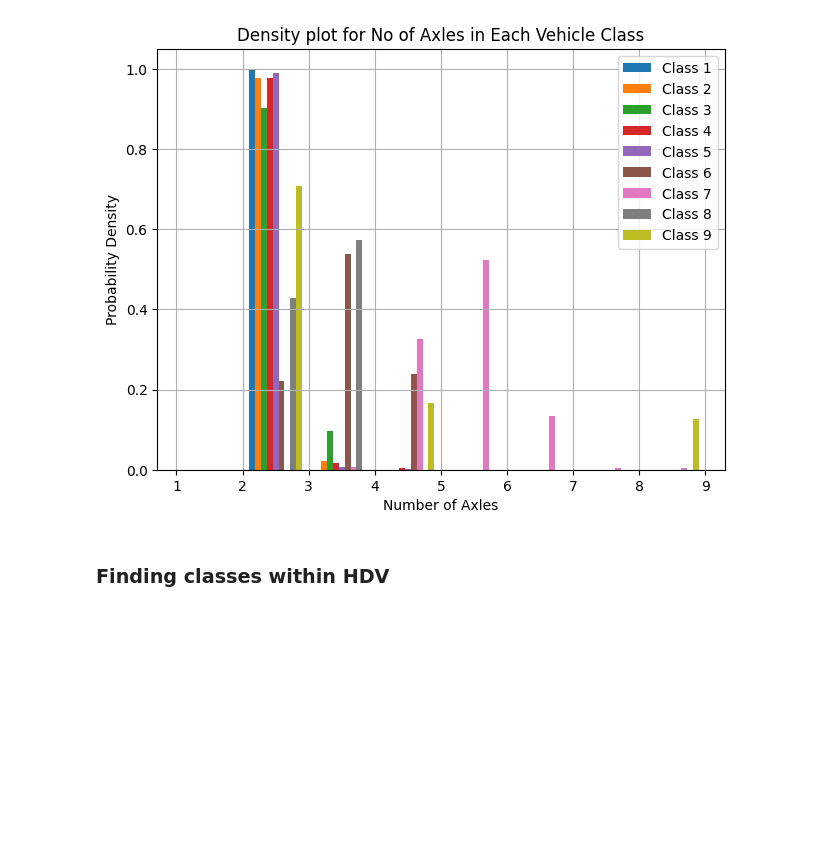
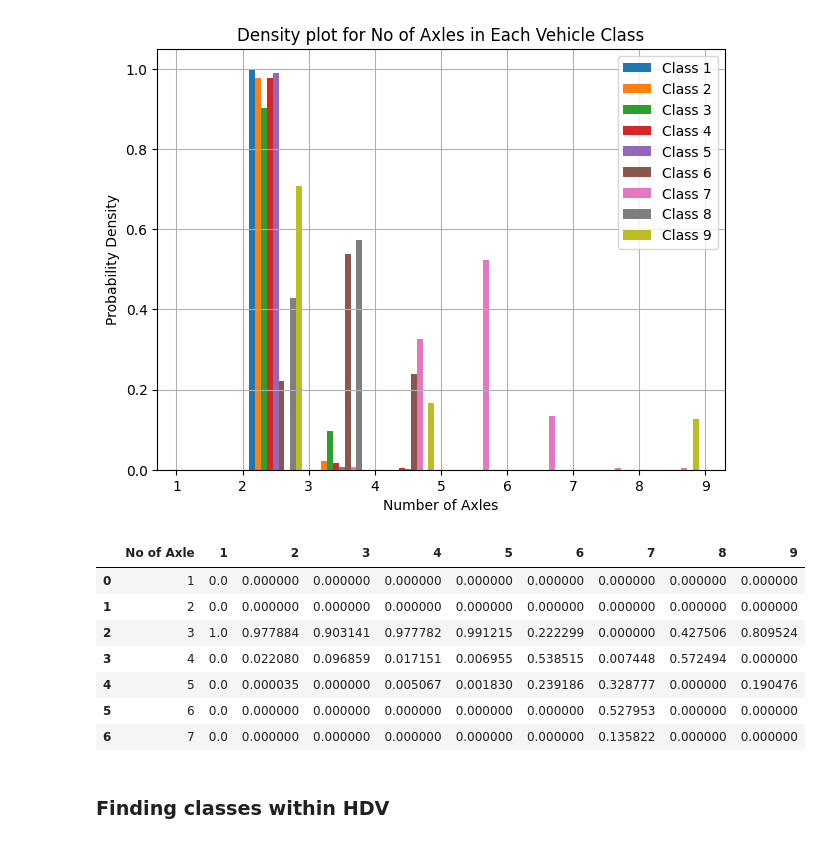
Before and after one commit to felixthe-cat/Personal_Projects, a Jupyter notebook: Final_Year_Project/Data_handle.ipynb, the cells around one changed output. Cells and saved outputs as stored; diff of their text form; code cells hidden in the pictures; blank space fills up the shorter version.

```diff
--- a/Final_Year_Project/Data_handle.ipynb
+++ b/Final_Year_Project/Data_handle.ipynb
@@ -953,21 +953,31 @@ axle_distribution_for_each_class_plot()
 # %%
 from collections import Counter
 
 def axle_distribution_for_each_class() -> pd.DataFrame:
     X = []
     all_vehicle_classes = sorted(all_data['Class'].unique())
     diff_no_of_axles = [1,2,3,4,5,6,7]
 
     for vehicle_class in all_vehicle_classes:
         tmp = all_data[all_data['Class']== vehicle_class][['Total Weight','Gap Distance','No of Axle']]
         X.append(np.array(tmp['No of Axle']))
 
     df_no_of_axle = pd.DataFrame({'No of Axle':diff_no_of_axles})
     for i in range(len(X)):
         df_no_of_axle[all_vehicle_classes[i]] = Counter(X[i])
         df_no_of_axle[all_vehicle_classes[i]] = df_no_of_axle[all_vehicle_classes[i]] / df_no_of_axle[all_vehicle_classes[i]].sum()
     df_no_of_axle = df_no_of_axle.fillna(0)
     return df_no_of_axle
+axle_distribution_for_each_class()
+# %% [output]
+|  | No of Axle | 1 | 2 | 3 | 4 | 5 | 6 | 7 | 8 | 9 |
+| 0 | 1 | 0.0 | 0.000000 | 0.000000 | 0.000000 | 0.000000 | 0.000000 | 0.000000 | 0.000000 | 0.000000 |
+| 1 | 2 | 0.0 | 0.000000 | 0.000000 | 0.000000 | 0.000000 | 0.000000 | 0.000000 | 0.000000 | 0.000000 |
+| 2 | 3 | 1.0 | 0.977884 | 0.903141 | 0.977782 | 0.991215 | 0.222299 | 0.000000 | 0.427506 | 0.809524 |
+| 3 | 4 | 0.0 | 0.022080 | 0.096859 | 0.017151 | 0.006955 | 0.538515 | 0.007448 | 0.572494 | 0.000000 |
+| 4 | 5 | 0.0 | 0.000035 | 0.000000 | 0.005067 | 0.001830 | 0.239186 | 0.328777 | 0.000000 | 0.190476 |
+| 5 | 6 | 0.0 | 0.000000 | 0.000000 | 0.000000 | 0.000000 | 0.000000 | 0.527953 | 0.000000 | 0.000000 |
+| 6 | 7 | 0.0 | 0.000000 | 0.000000 | 0.000000 | 0.000000 | 0.000000 | 0.135822 | 0.000000 | 0.000000 |
 # %% [markdown]
 ### Finding classes within HDV
 # %%
```
Also changed, not shown: parts of 16 cells of this notebook, 2 other files.
